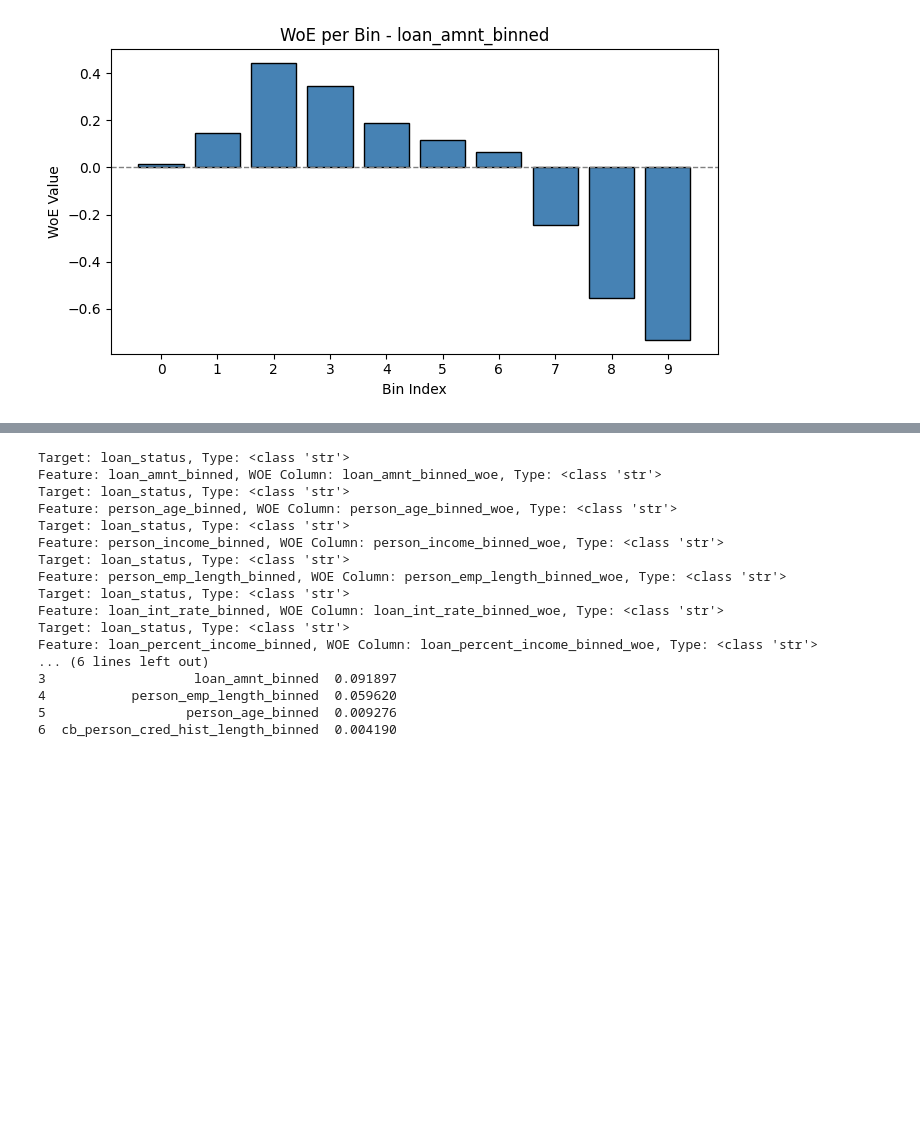
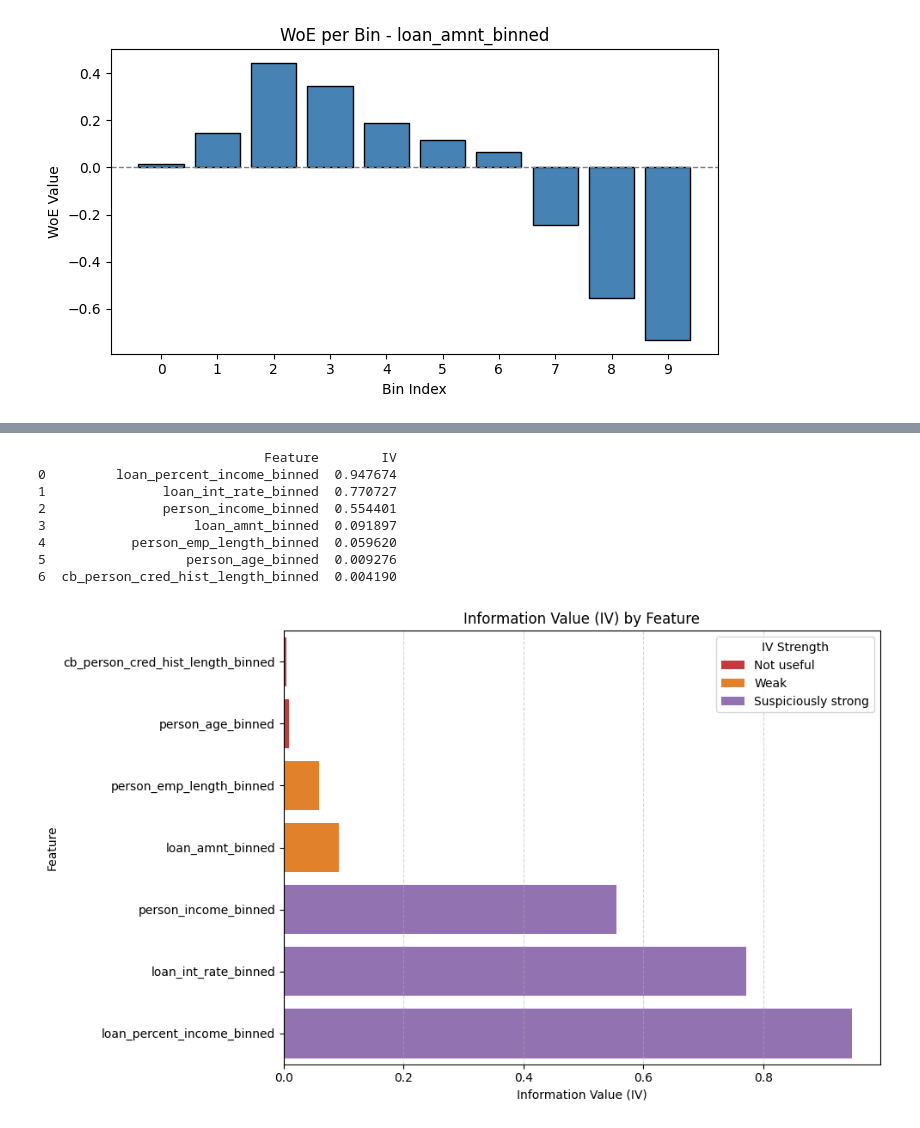
Before and after one commit to soleimanihamed/Daanish, a Jupyter notebook: projects/probability_of_default/main.ipynb, the cells around one changed output, grey strips where cells are left out. Saved outputs shown, nothing was run; the diff lists cells and outputs as text; code cells hidden in the pictures; blank space fills up the shorter version.

```diff
--- a/projects/probability_of_default/main.ipynb
+++ b/projects/probability_of_default/main.ipynb
@@ -1391,45 +1410,39 @@ viz.plot_woe_trend("loan_amnt_binned")
 # %%
 # Step 1: Initialize
-iv_calc = IVCalculator(woe_df, target=target_variable)
+iv_calc = IVCalculator(woe_df, target=target)
 
 # Step 2: Run IV calculation
 iv_calc.calculate_iv(
     binned_features=[
         'loan_amnt_binned', 'person_age_binned', 'person_income_binned',
         'person_emp_length_binned','loan_int_rate_binned','loan_percent_income_binned',
         'cb_person_cred_hist_length_binned'
     ],
 
     woe_column_map={
         'loan_amnt_binned': 'loan_amnt_binned_woe',
         'person_age_binned': 'person_age_binned_woe',
         'person_income_binned': 'person_income_binned_woe',
         'person_emp_length_binned' : 'person_emp_length_binned_woe',
         'loan_int_rate_binned' : 'loan_int_rate_binned_woe',
         'loan_percent_income_binned' : 'loan_percent_income_binned_woe',
         'cb_person_cred_hist_length_binned' : 'cb_person_cred_hist_length_binned_woe'
     },
     use_precomputed_woe=True
 )
 
 # Step 3: Get IV scores
 iv_scores_df = iv_calc.as_dataframe()
 print(iv_scores_df)
+
+viz.plot_iv_scores(iv_scores_df)
 # %% [output]
-Target: loan_status, Type: <class 'str'>
-Feature: loan_amnt_binned, WOE Column: loan_amnt_binned_woe, Type: <class 'str'>
-Target: loan_status, Type: <class 'str'>
-Feature: person_age_binned, WOE Column: person_age_binned_woe, Type: <class 'str'>
-Target: loan_status, Type: <class 'str'>
-Feature: person_income_binned, WOE Column: person_income_binned_woe, Type: <class 'str'>
-Target: loan_status, Type: <class 'str'>
-Feature: person_emp_length_binned, WOE Column: person_emp_length_binned_woe, Type: <class 'str'>
-Target: loan_status, Type: <class 'str'>
-Feature: loan_int_rate_binned, WOE Column: loan_int_rate_binned_woe, Type: <class 'str'>
-Target: loan_status, Type: <class 'str'>
-Feature: loan_percent_income_binned, WOE Column: loan_percent_income_binned_woe, Type: <class 'str'>
-... (6 lines left out)
+                             Feature        IV
+0         loan_percent_income_binned  0.947674
+1               loan_int_rate_binned  0.770727
+2               person_income_binned  0.554401
 3                   loan_amnt_binned  0.091897
 4           person_emp_length_binned  0.059620
 5                  person_age_binned  0.009276
 6  cb_person_cred_hist_length_binned  0.004190
+[figure, added]
```
Also changed, not shown: parts of 10 cells of this notebook, 5 other files.
